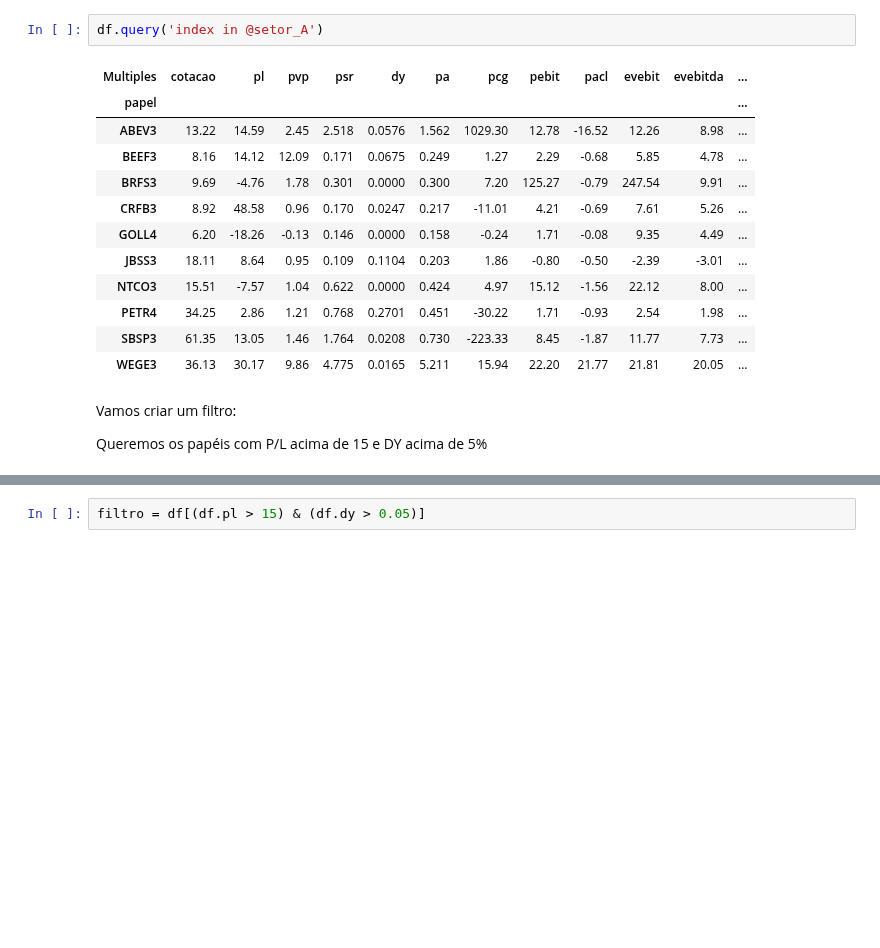
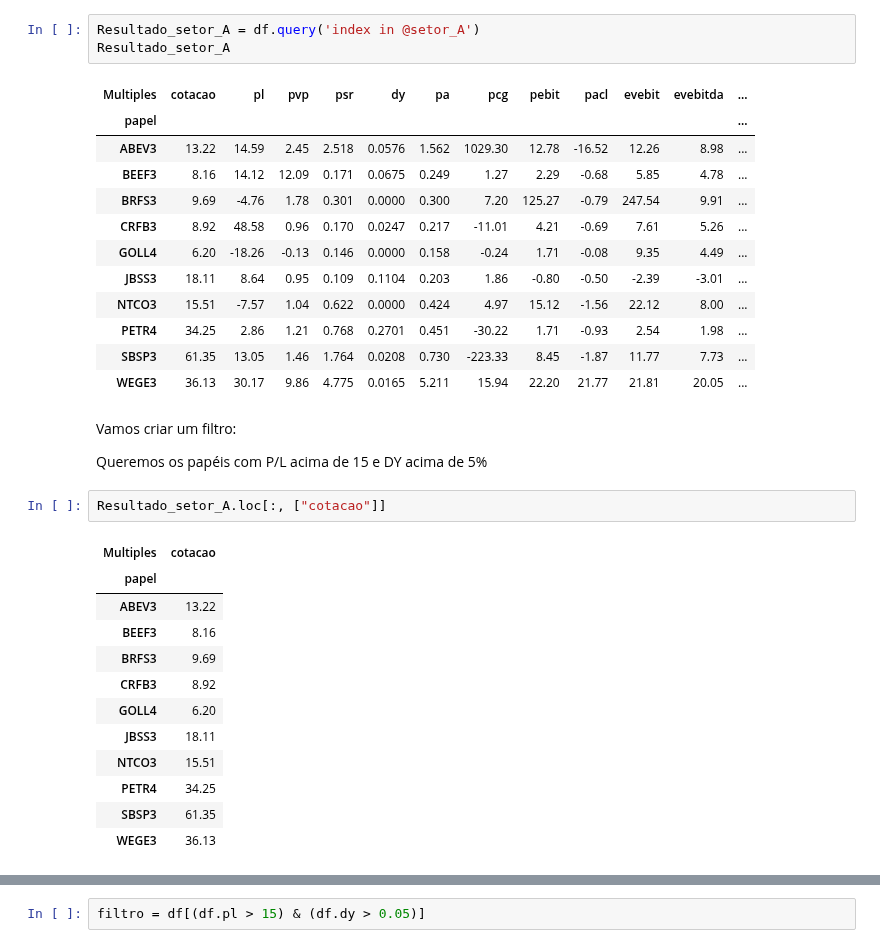
Before and after one commit to facklen/python_para_investimentos, a Jupyter notebook: Biblioteca_Fundamentus.ipynb, the cells around one changed output, grey strips where cells are left out. Drawn from its saved outputs; the diff is of its cells as text; blank space fills up the shorter version.

```diff
--- a/Biblioteca_Fundamentus.ipynb
+++ b/Biblioteca_Fundamentus.ipynb
@@ -40,7 +42,8 @@ df.loc[['ABEV3', 'GOLL4','CRFB3'],['pl','pa','roic','roe']]
 # %%
 setor_A = ['ABEV3', 'GOLL4','CRFB3','NTCO3','VIIA3','WEGE3','PETR4','SBSP3','BEEF3','BRFS3','JBSS3','MFRG3']
 # %%
-df.query('index in @setor_A')
+Resultado_setor_A = df.query('index in @setor_A')
+Resultado_setor_A
 # %% [output]
 | Multiples | cotacao | pl | pvp | psr | dy | pa | pcg | pebit | pacl | evebit | evebitda | ... |
 | papel |  |  |  |  |  |  |  |  |  |  |  | ... |
@@ -58,3 +61,18 @@ df.query('index in @setor_A')
 Vamos criar um filtro:
 
 Queremos os papéis com P/L acima de 15 e DY acima de 5%
+# %%
+Resultado_setor_A.loc[:, ["cotacao"]]
+# %% [output]
+| Multiples | cotacao |
+| papel |  |
+| ABEV3 | 13.22 |
+| BEEF3 | 8.16 |
+| BRFS3 | 9.69 |
+| CRFB3 | 8.92 |
+| GOLL4 | 6.20 |
+| JBSS3 | 18.11 |
+| NTCO3 | 15.51 |
+| PETR4 | 34.25 |
+| SBSP3 | 61.35 |
+| WEGE3 | 36.13 |
```
Also changed, not shown: parts of 7 cells of this notebook.
